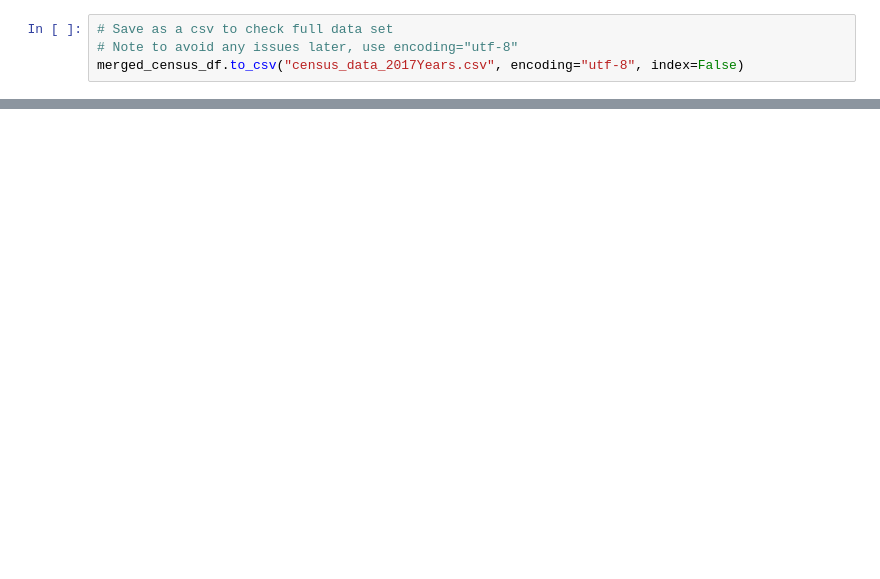
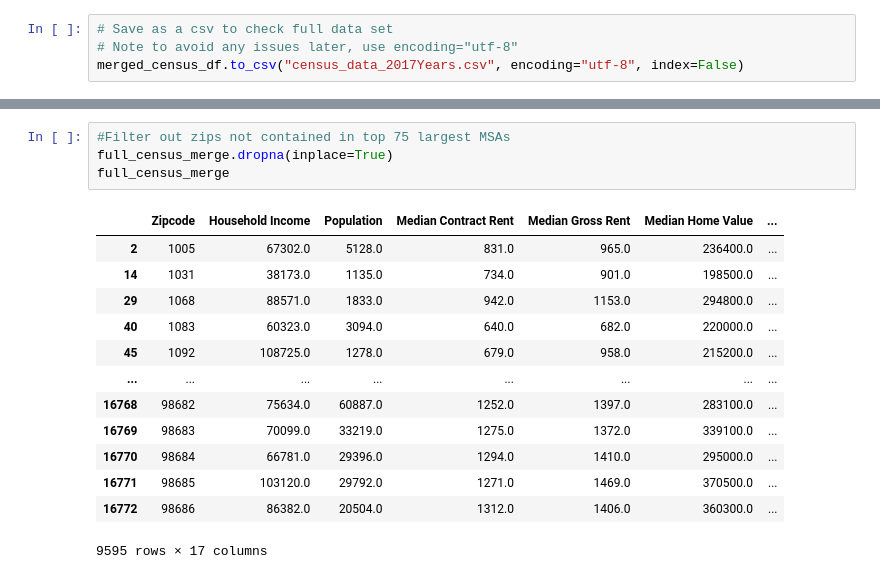
Before and after one commit to Akey20/project_1, a Jupyter notebook: Census_Demo.ipynb, the cells around one changed output, grey strips where cells are left out. Drawn from its saved outputs; the diff is of its cells as text; blank space fills up the shorter version.

```diff
--- a/Census_Demo.ipynb
+++ b/Census_Demo.ipynb
@@ -177,0 +201,18 @@ merged_census_df.to_csv("census_data_2017Years.csv", encoding="utf-8", index=Fal
+# %%
+#Filter out zips not contained in top 75 largest MSAs
+full_census_merge.dropna(inplace=True)
+full_census_merge
+# %% [output]
+|  | Zipcode | Household Income | Population | Median Contract Rent | Median Gross Rent | Median Home Value | ... |
+| 2 | 1005 | 67302.0 | 5128.0 | 831.0 | 965.0 | 236400.0 | ... |
+| 14 | 1031 | 38173.0 | 1135.0 | 734.0 | 901.0 | 198500.0 | ... |
+| 29 | 1068 | 88571.0 | 1833.0 | 942.0 | 1153.0 | 294800.0 | ... |
+| 40 | 1083 | 60323.0 | 3094.0 | 640.0 | 682.0 | 220000.0 | ... |
+| 45 | 1092 | 108725.0 | 1278.0 | 679.0 | 958.0 | 215200.0 | ... |
+| ... | ... | ... | ... | ... | ... | ... | ... |
+| 16768 | 98682 | 75634.0 | 60887.0 | 1252.0 | 1397.0 | 283100.0 | ... |
+| 16769 | 98683 | 70099.0 | 33219.0 | 1275.0 | 1372.0 | 339100.0 | ... |
+| 16770 | 98684 | 66781.0 | 29396.0 | 1294.0 | 1410.0 | 295000.0 | ... |
+| 16771 | 98685 | 103120.0 | 29792.0 | 1271.0 | 1469.0 | 370500.0 | ... |
+| 16772 | 98686 | 86382.0 | 20504.0 | 1312.0 | 1406.0 | 360300.0 | ... |
+9595 rows × 17 columns
```
Also changed, not shown: parts of 15 cells of this notebook, 6 other files.
